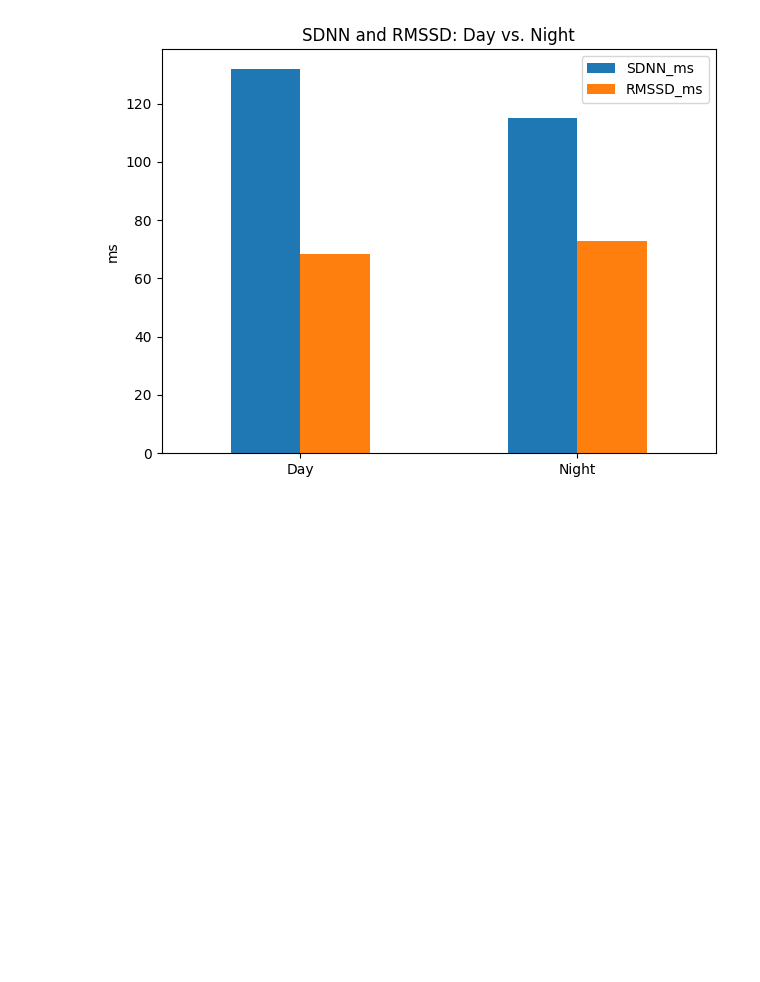
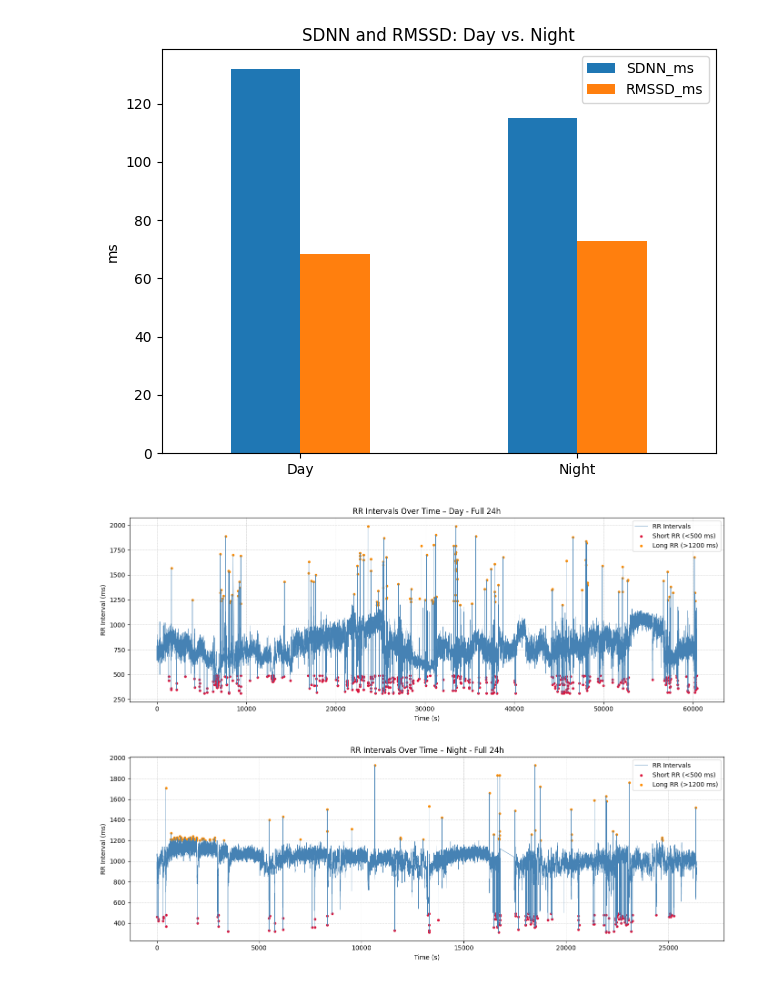
Before and after one commit to a-nadeem9/24h-ecg-analysis, a Jupyter notebook: main.ipynb, the cells around one changed output. Cells and saved outputs as stored; diff of their text form; code cells hidden in the pictures; blank space fills up the shorter version.

Commit message:
arrhythmia detection

```diff
--- a/main.ipynb
+++ b/main.ipynb
@@ -53,8 +53,8 @@ plot_ecg_segment(sleep_data_downsampled, 100, num_samples=2000, label='Downsampl
 #---------------------------
 
 #R-peak detection
-nn_day= extract_nn_intervals(day_data_downsampled,   sampling_rate=100)
-nn_night= extract_nn_intervals(sleep_data_downsampled, sampling_rate=100)
+nn_day, nn_day_times = extract_nn_intervals(day_data_downsampled, sampling_rate=100, return_timestamps=True)
+nn_night, nn_night_times = extract_nn_intervals(sleep_data_downsampled, sampling_rate=100, return_timestamps=True)
 # %%
 #compute HRV metrics
 sdnn_day,   rmssd_day   = compute_hrv(nn_day)
@@ -91,3 +91,13 @@ plt.tight_layout()
 plt.show()
 # %% [output]
 [figure]
+# %%
+#-----------------------
+# Arrhythmia Detection
+#-----------------------
+
+plot_rr_24h(nn_day_times, nn_day, label="Day - Full 24h")
+plot_rr_24h(nn_night_times, nn_night, label="Night - Full 24h")
+# %% [output]
+[figure, added]
+[figure, added]
```
Also changed, not shown: parts of 1 cell of this notebook, 1 other file.
